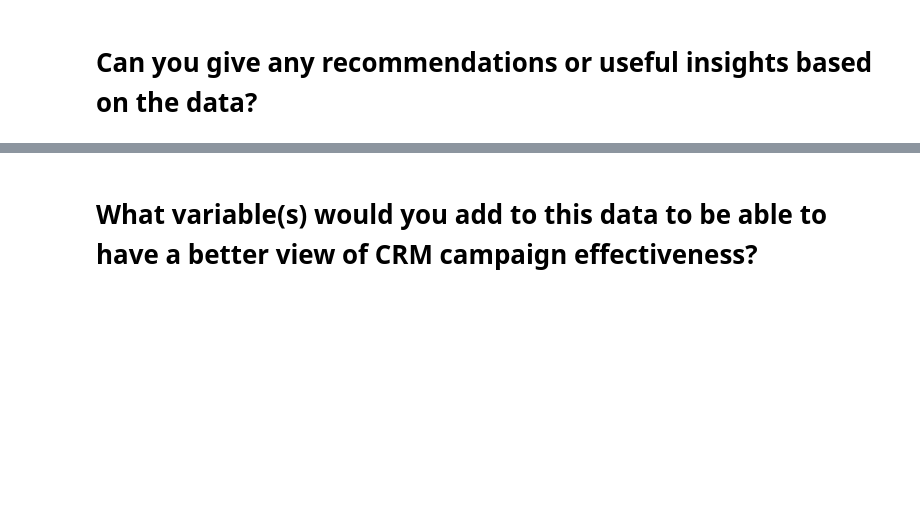
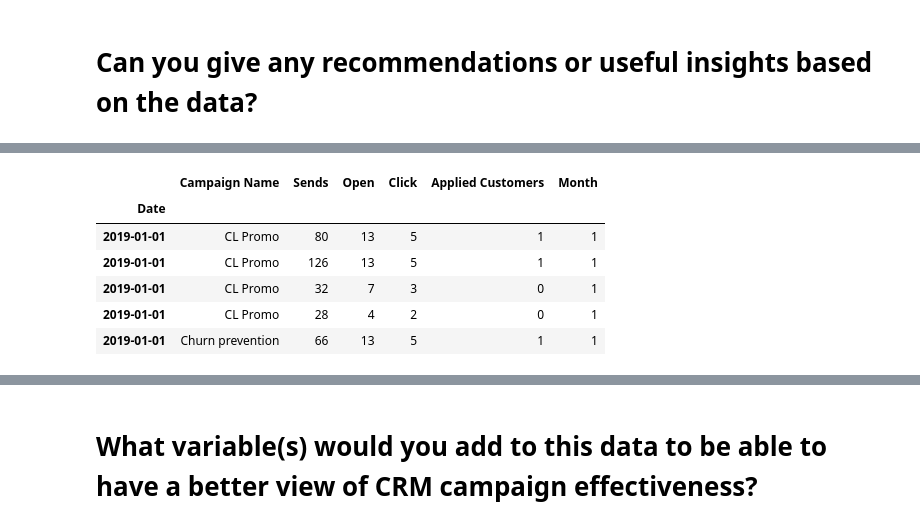
Before and after one commit to poddardelhi/crm_homeTask, a Jupyter notebook: HomeTask_CRMAnalyst.ipynb, the cells around one changed output, grey strips where cells are left out. Saved outputs shown, nothing was run; the diff lists cells and outputs as text; code cells hidden in the pictures; blank space fills up the shorter version.

```diff
--- a/HomeTask_CRMAnalyst.ipynb
+++ b/HomeTask_CRMAnalyst.ipynb
@@ -512,0 +508,15 @@ df_camp_eff.head
+# %%
+
+#setting the Date as index
+
+df_camp_in= df_camp.copy()
+df_camp_in.set_index('Date', inplace=True)
+df_camp_in.head()
+# %% [output]
+|  | Campaign Name | Sends | Open | Click | Applied Customers | Month |
+| Date |  |  |  |  |  |  |
+| 2019-01-01 | CL Promo | 80 | 13 | 5 | 1 | 1 |
+| 2019-01-01 | CL Promo | 126 | 13 | 5 | 1 | 1 |
+| 2019-01-01 | CL Promo | 32 | 7 | 3 | 0 | 1 |
+| 2019-01-01 | CL Promo | 28 | 4 | 2 | 0 | 1 |
+| 2019-01-01 | Churn prevention | 66 | 13 | 5 | 1 | 1 |
```
Also changed, not shown: parts of 14 cells of this notebook.
